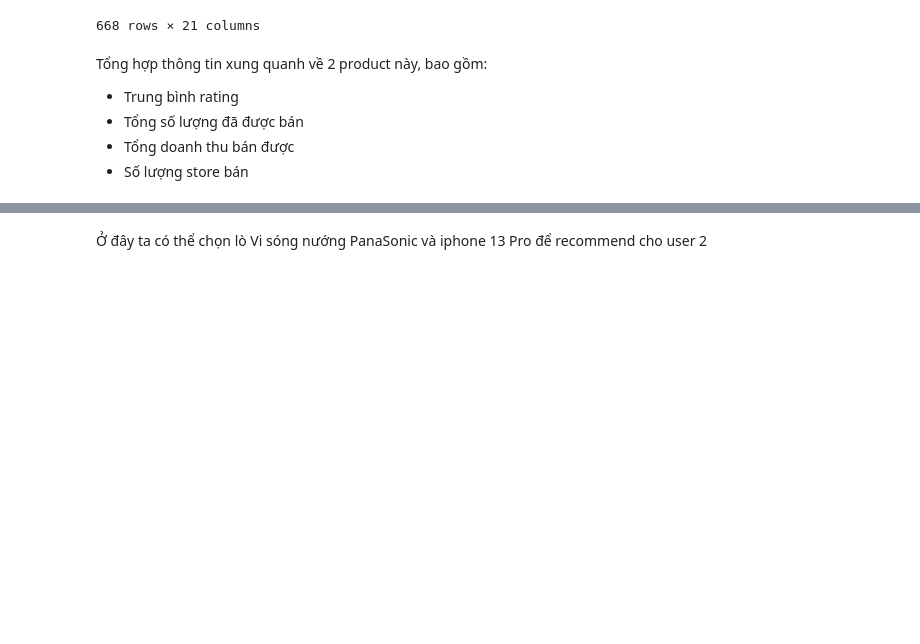
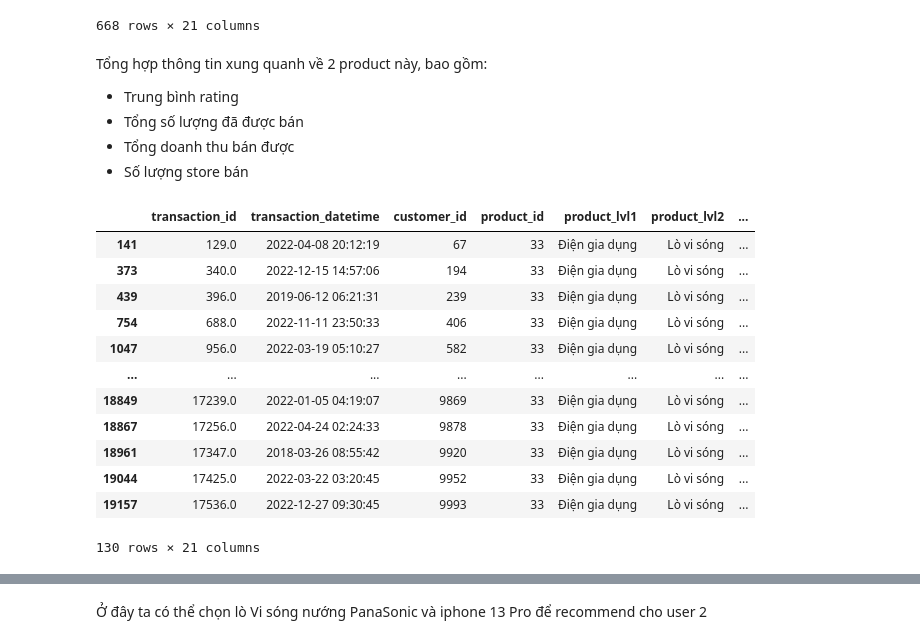
Before and after one commit to Nam1212/Recommend_System, a Jupyter notebook: Recommendation_System.ipynb, the cells around one changed output, grey strips where cells are left out. Saved outputs shown, nothing was run; the diff lists cells and outputs as text; code cells hidden in the pictures; blank space fills up the shorter version.

```diff
--- a/Recommendation_System.ipynb
+++ b/Recommendation_System.ipynb
@@ -516,4 +516,20 @@ Tổng hợp thông tin xung quanh về 2 product này, bao gồm:
 - Tổng số lượng đã được bán
 - Tổng doanh thu bán được
 - Số lượng store bán
+# %%
+df.loc[df['product_lvl4']=='Lò vi sóng nướng Panasonic']
+# %% [output]
+|  | transaction_id | transaction_datetime | customer_id | product_id | product_lvl1 | product_lvl2 | ... |
+| 141 | 129.0 | 2022-04-08 20:12:19 | 67 | 33 | Điện gia dụng | Lò vi sóng | ... |
+| 373 | 340.0 | 2022-12-15 14:57:06 | 194 | 33 | Điện gia dụng | Lò vi sóng | ... |
+| 439 | 396.0 | 2019-06-12 06:21:31 | 239 | 33 | Điện gia dụng | Lò vi sóng | ... |
+| 754 | 688.0 | 2022-11-11 23:50:33 | 406 | 33 | Điện gia dụng | Lò vi sóng | ... |
+| 1047 | 956.0 | 2022-03-19 05:10:27 | 582 | 33 | Điện gia dụng | Lò vi sóng | ... |
+| ... | ... | ... | ... | ... | ... | ... | ... |
+| 18849 | 17239.0 | 2022-01-05 04:19:07 | 9869 | 33 | Điện gia dụng | Lò vi sóng | ... |
+| 18867 | 17256.0 | 2022-04-24 02:24:33 | 9878 | 33 | Điện gia dụng | Lò vi sóng | ... |
+| 18961 | 17347.0 | 2018-03-26 08:55:42 | 9920 | 33 | Điện gia dụng | Lò vi sóng | ... |
+| 19044 | 17425.0 | 2022-03-22 03:20:45 | 9952 | 33 | Điện gia dụng | Lò vi sóng | ... |
+| 19157 | 17536.0 | 2022-12-27 09:30:45 | 9993 | 33 | Điện gia dụng | Lò vi sóng | ... |
+130 rows × 21 columns
 # %%
```
Also changed, not shown: parts of 2 cells of this notebook.
